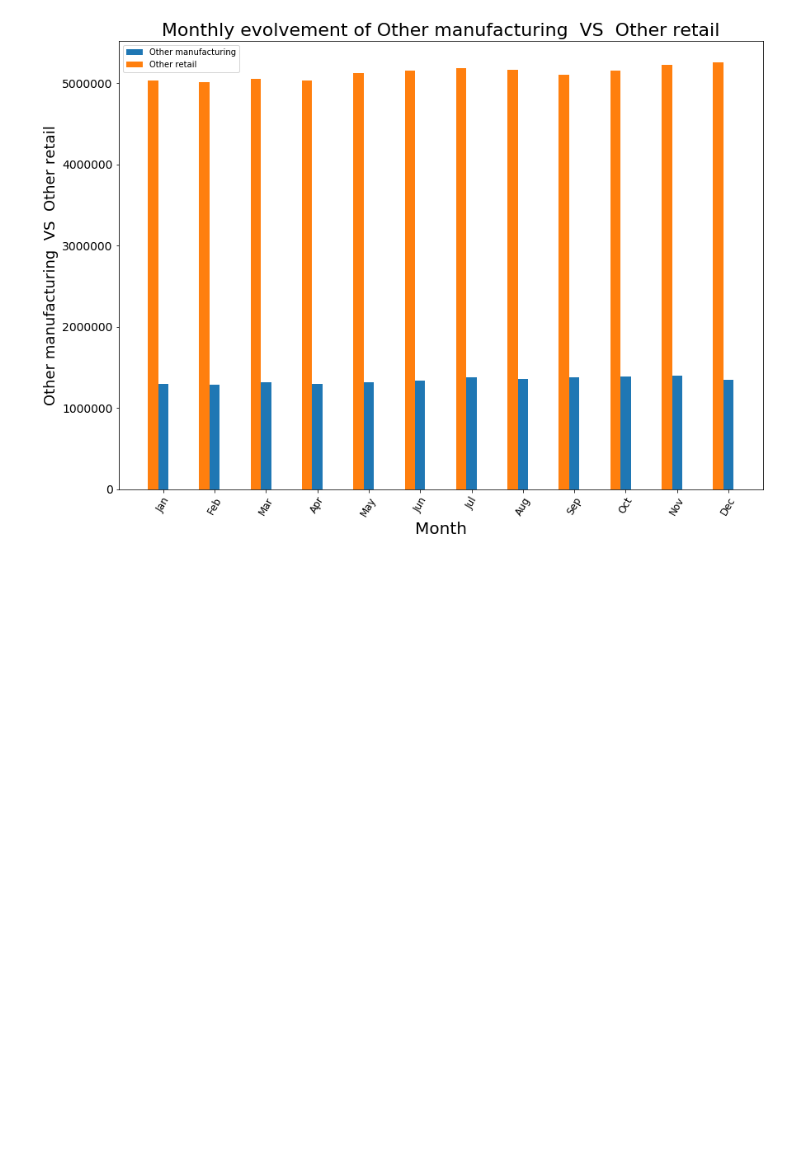
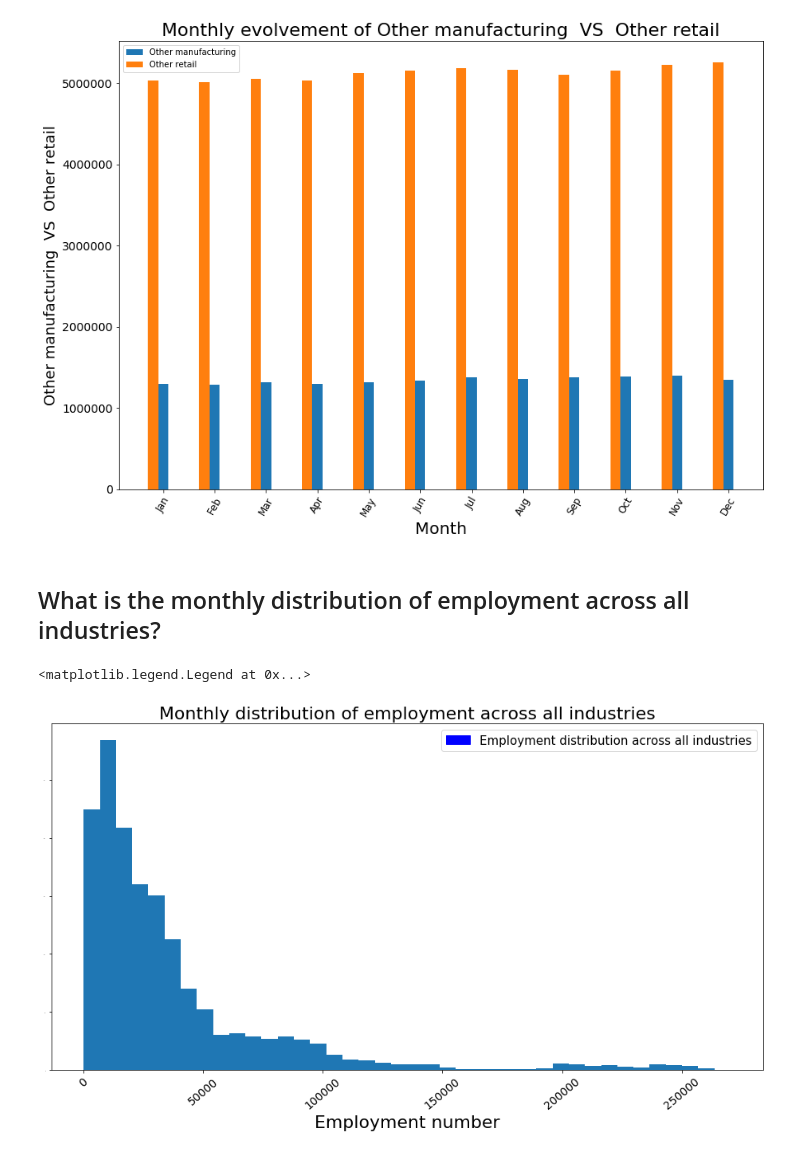
Before and after one commit to Hotlynn2/SERIES-ANALYSIS-OF-NAICS, a Jupyter notebook: Time Analysis Series.ipynb, the cells around one changed output. Drawn from its saved outputs; the diff is of its cells as text; code cells hidden in the pictures; blank space fills up the shorter version.

```diff
--- a/Time Analysis Series.ipynb
+++ b/Time Analysis Series.ipynb
@@ -3399,3 +3379,21 @@ plt.title('Monthly evolvement of Other manufacturing  VS  Other retail', fontsiz
 # %% [output]
 Text(0.5, 1.0, 'Monthly evolvement of Other manufacturing  VS  Other retail')
 [figure]
+# %% [markdown]
+## What is the monthly distribution of employment across all industries?
+# %%
+plt.figure(figsize=(16,8))
+plt.hist(data_output['Employment'], bins =40)
+#plt.plot(years[0], retail_series['Employment'], color = 'b',marker='o', linewidth=1)
+
+plt.xlabel('Employment number', fontsize=22)
+plt.xticks(rotation=40, fontsize = 14)
+#plt.ylabel('Other manufacturing  VS  Other retail', fontsize=22)
+plt.yticks(fontsize = 0.1)
+plt.title('Monthly distribution of employment across all industries', fontsize=22)
+#red = patches.Patch(color='blue', label='Other manufacturing')
+blue = patches.Patch(color='blue', label='Employment distribution across all industries')
+plt.legend(handles=[blue], prop = {'size':15})
+# %% [output]
+<matplotlib.legend.Legend at 0x...>
+[figure, added]
```
Also changed, not shown: parts of 6 cells of this notebook.
